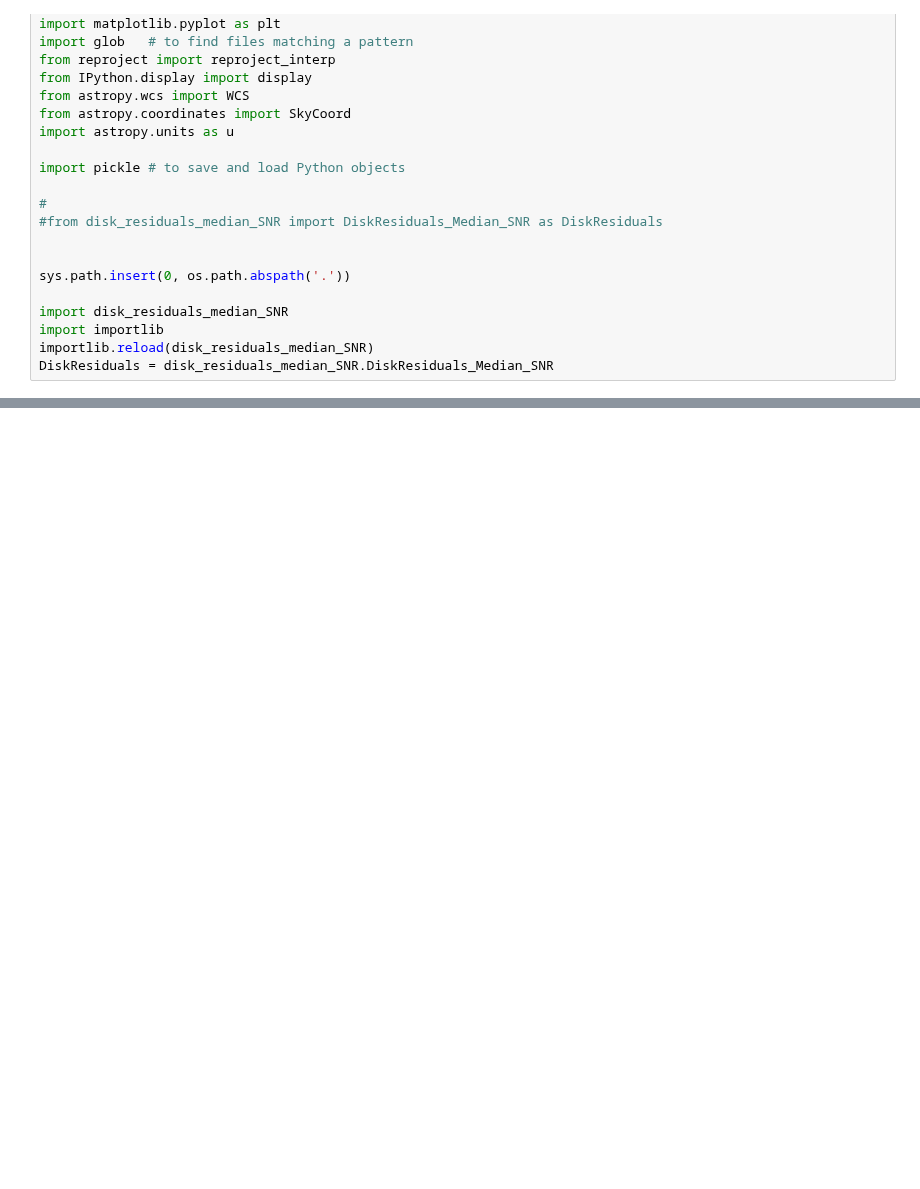
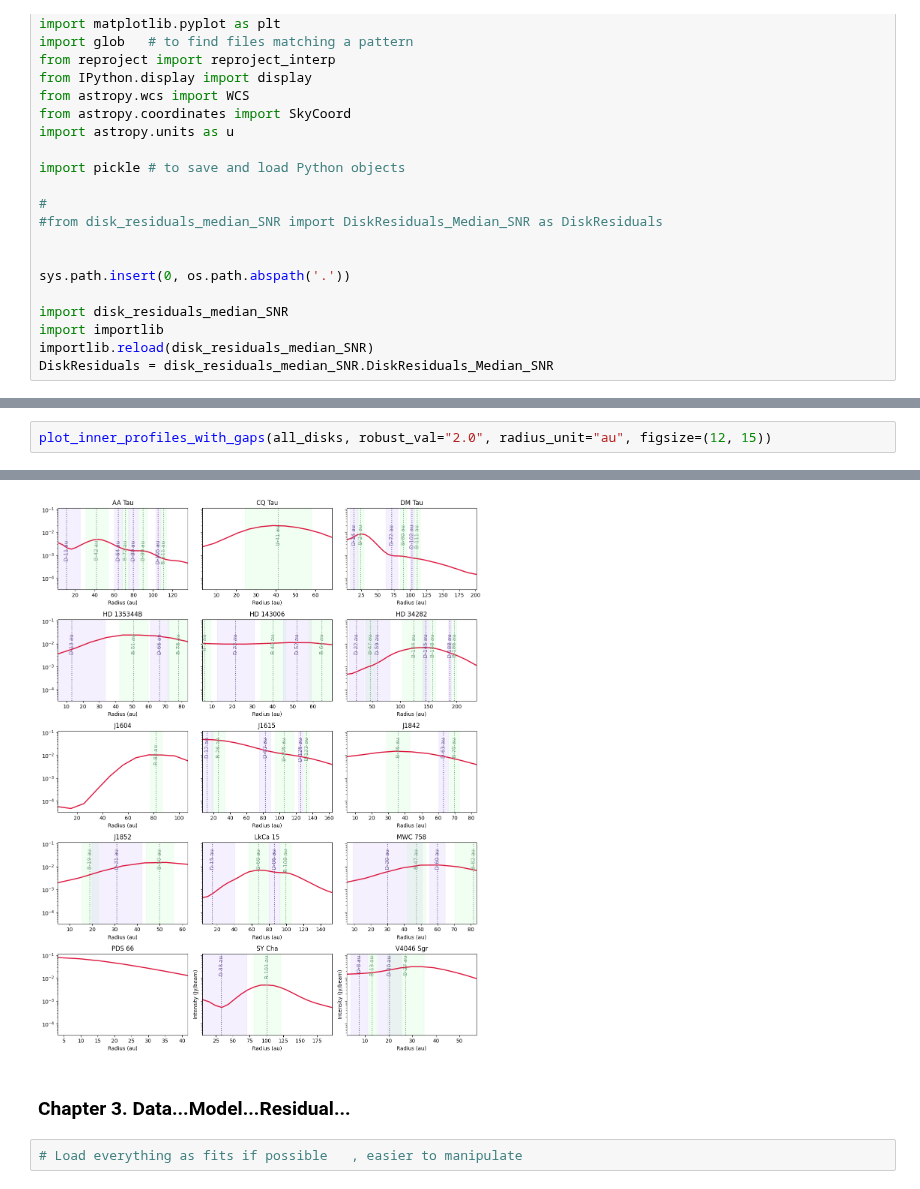
Before and after one commit to VWelke/CPD_MPIA, a Jupyter notebook: Median_SNR/Plot.ipynb, the cells around one changed output, grey strips where cells are left out. Saved outputs shown, nothing was run; the diff lists cells and outputs as text; blank space fills up the shorter version.

```diff
--- a/Median_SNR/Plot.ipynb
+++ b/Median_SNR/Plot.ipynb
@@ -55,0 +298,3 @@ next(iter(all_disks.values())).plot_profiles(
+# %%
+plot_inner_profiles_with_gaps(all_disks, robust_val="2.0", radius_unit="au", figsize=(12, 15))
+# %% [output]
@@ -55,0 +318,5 @@ next(iter(all_disks.values())).plot_profiles(
+[figure, added]
+# %% [markdown]
+### Chapter 3. Data...Model...Residual...
+# %%
+# Load everything as fits if possible   , easier to manipulate
```
Also changed, not shown: parts of 9 cells of this notebook, 11 other files.
